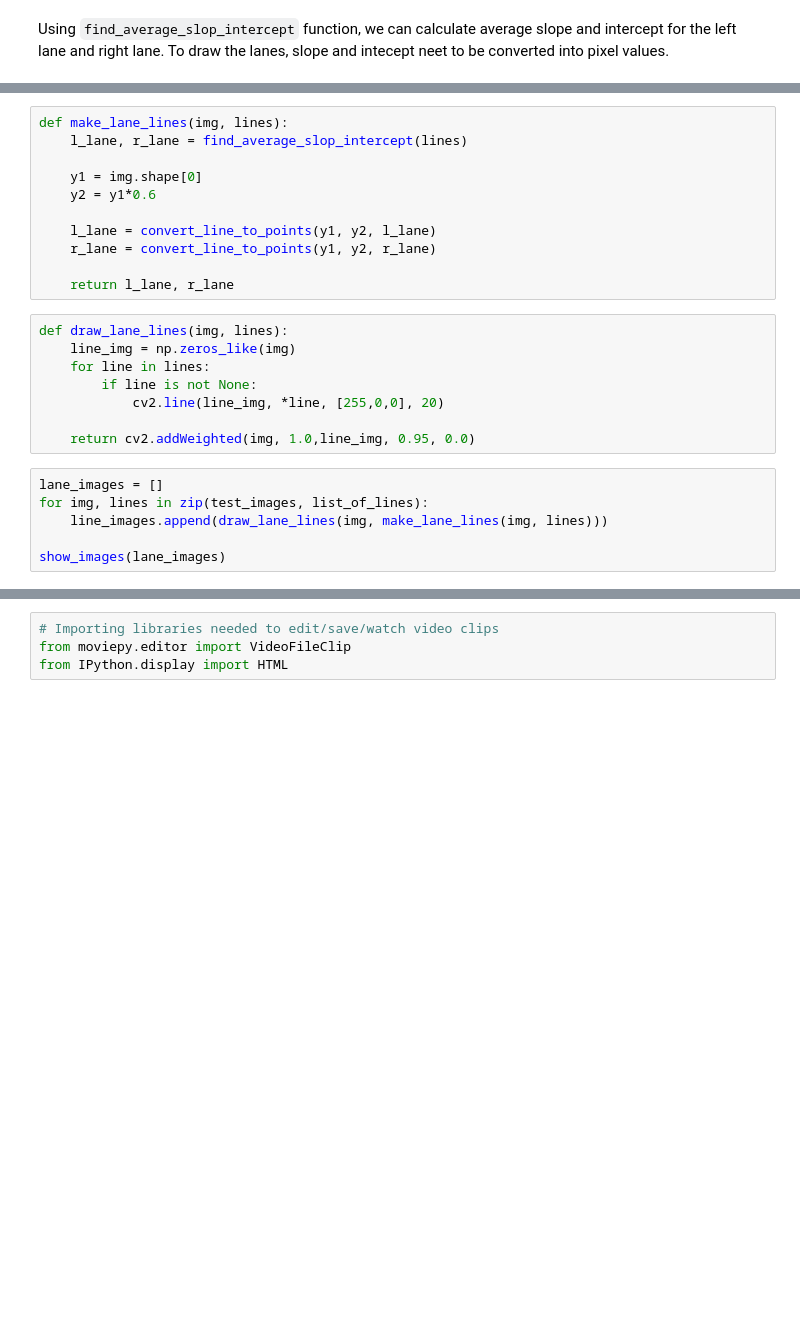
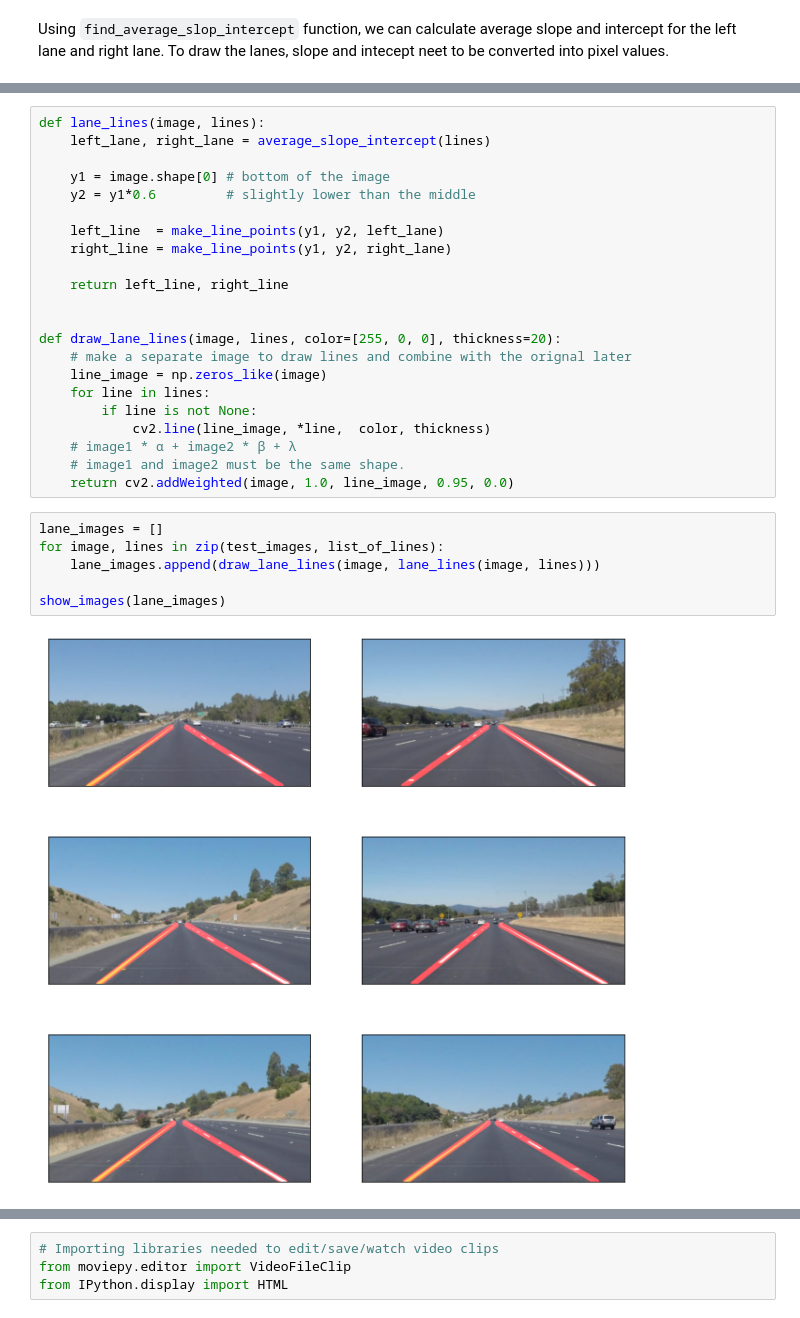
Before and after one commit to snandasena/finding-lane-lines-on-the-road, a Jupyter notebook: Finding_Lane_Lines_on_the_Road.ipynb, the cells around one changed output, grey strips where cells are left out. Drawn from its saved outputs; the diff is of its cells as text; blank space fills up the shorter version.

```diff
--- a/Finding_Lane_Lines_on_the_Road.ipynb
+++ b/Finding_Lane_Lines_on_the_Road.ipynb
@@ -289,25 +295,30 @@ def convert_line_to_points(y1, y2, line):
-# %%
-def make_lane_lines(img, lines):
-    l_lane, r_lane = find_average_slop_intercept(lines)
-
-    y1 = img.shape[0]
-    y2 = y1*0.6
-
-    l_lane = convert_line_to_points(y1, y2, l_lane)
-    r_lane = convert_line_to_points(y1, y2, r_lane)
-
-    return l_lane, r_lane
-# %%
-def draw_lane_lines(img, lines):
-    line_img = np.zeros_like(img)
-    for line in lines:
-        if line is not None:
-            cv2.line(line_img, *line, [255,0,0], 20)
-
-    return cv2.addWeighted(img, 1.0,line_img, 0.95, 0.0)
+# %%
+def lane_lines(image, lines):
+    left_lane, right_lane = average_slope_intercept(lines)
+
+    y1 = image.shape[0] # bottom of the image
+    y2 = y1*0.6         # slightly lower than the middle
+
+    left_line  = make_line_points(y1, y2, left_lane)
+    right_line = make_line_points(y1, y2, right_lane)
+
+    return left_line, right_line
+
+
+def draw_lane_lines(image, lines, color=[255, 0, 0], thickness=20):
+    # make a separate image to draw lines and combine with the orignal later
+    line_image = np.zeros_like(image)
+    for line in lines:
+        if line is not None:
+            cv2.line(line_image, *line,  color, thickness)
+    # image1 * α + image2 * β + λ
+    # image1 and image2 must be the same shape.
+    return cv2.addWeighted(image, 1.0, line_image, 0.95, 0.0)
 # %%
 lane_images = []
-for img, lines in zip(test_images, list_of_lines):
-    line_images.append(draw_lane_lines(img, make_lane_lines(img, lines)))
+for image, lines in zip(test_images, list_of_lines):
+    lane_images.append(draw_lane_lines(image, lane_lines(image, lines)))
 
 show_images(lane_images)
+# %% [output]
+[figure, added]
```
Also changed, not shown: parts of 8 cells of this notebook, 1 other file.
